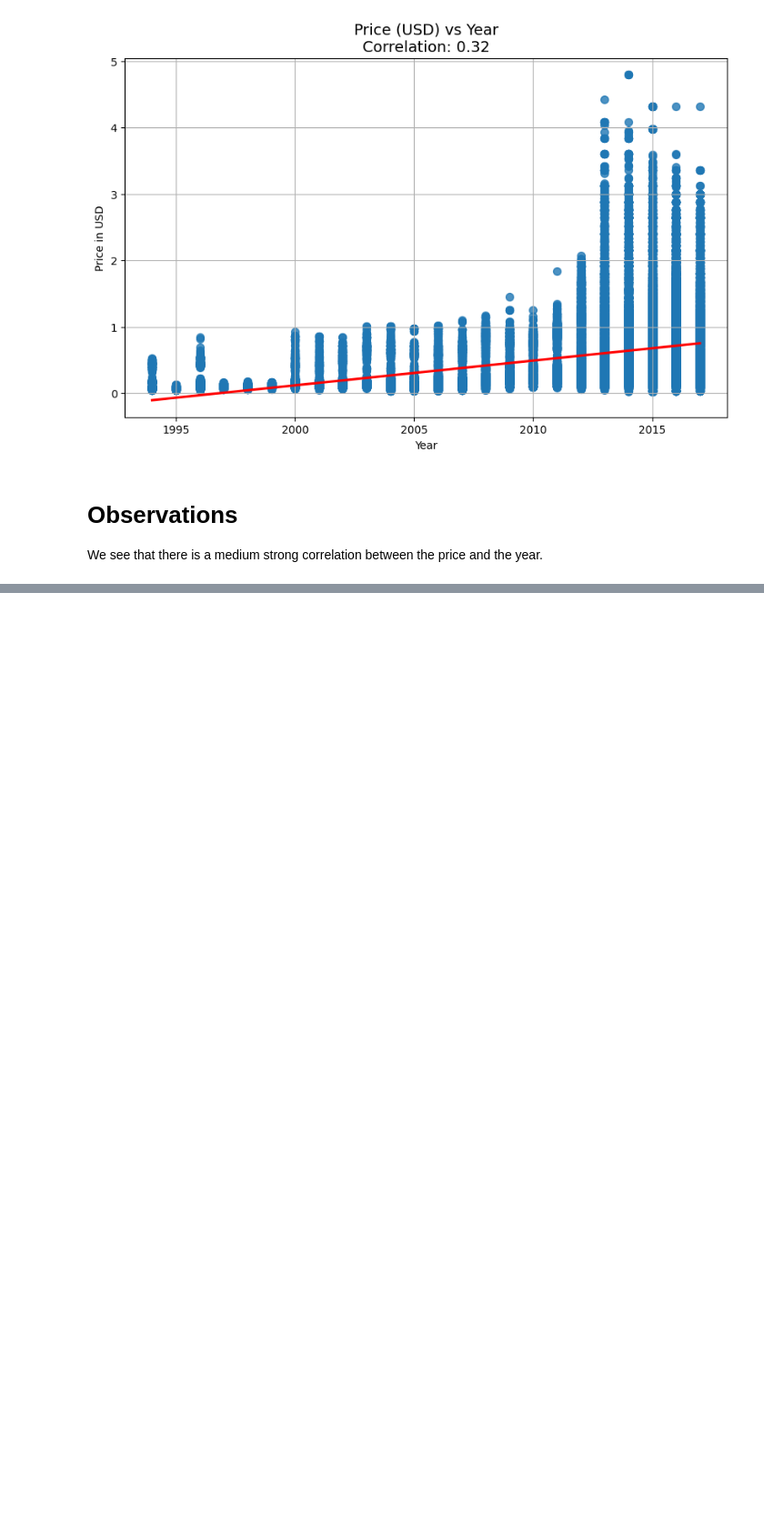
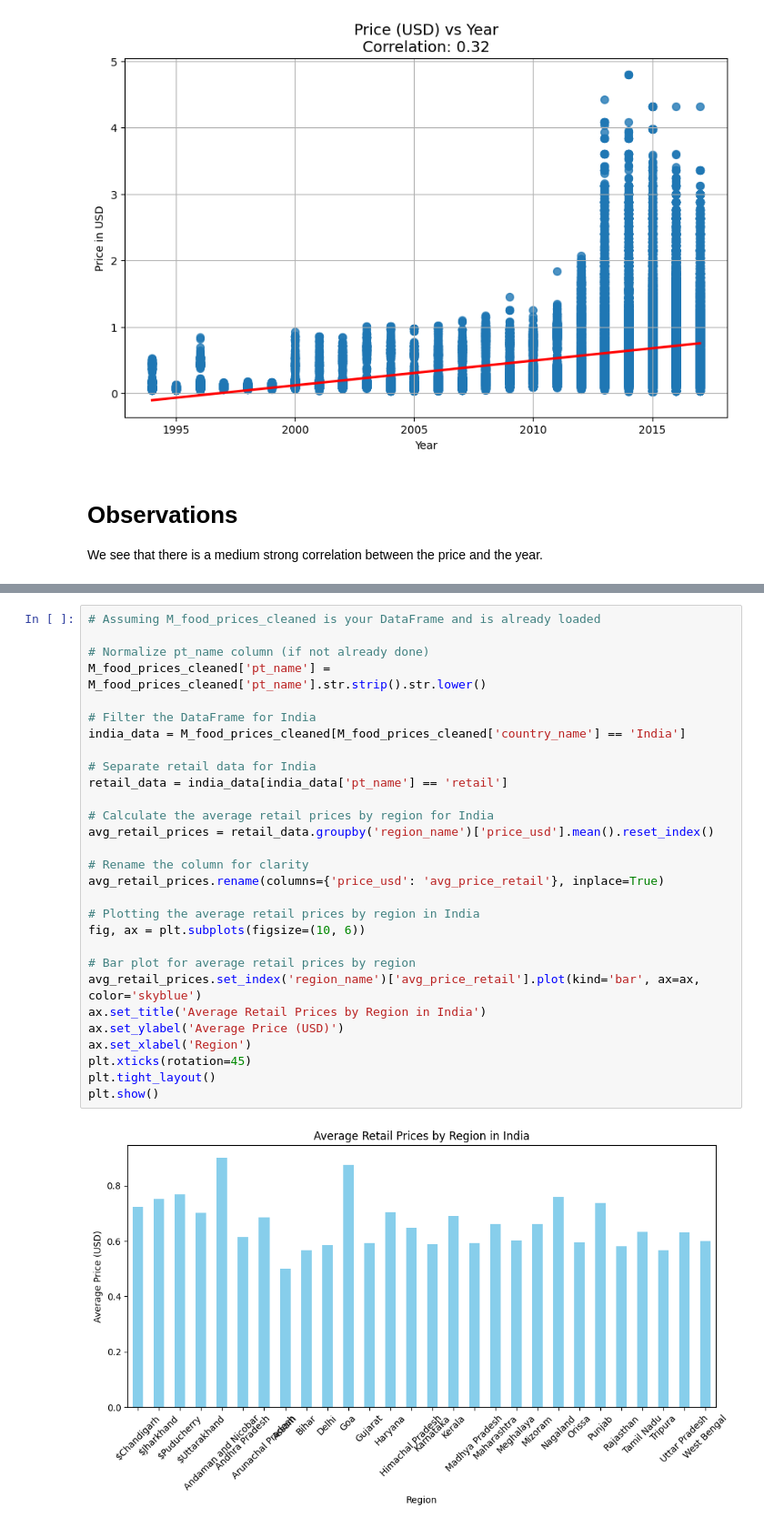
Before and after one commit to raghuveerv/CommodityPricePredictor, a Jupyter notebook: Raghuveer-Explore.ipynb, the cells around one changed output, grey strips where cells are left out. Shown at 91% size. Drawn from its saved outputs; the diff is of its cells as text; blank space fills up the shorter version.

Commit message:
INdia

```diff
--- a/Raghuveer-Explore.ipynb
+++ b/Raghuveer-Explore.ipynb
@@ -218,0 +279,31 @@ We see that there is a medium strong correlation between the price and the year.
+# %%
+# Assuming M_food_prices_cleaned is your DataFrame and is already loaded
+
+# Normalize pt_name column (if not already done)
+M_food_prices_cleaned['pt_name'] = M_food_prices_cleaned['pt_name'].str.strip().str.lower()
+
+# Filter the DataFrame for India
+india_data = M_food_prices_cleaned[M_food_prices_cleaned['country_name'] == 'India']
+
+# Separate retail data for India
+retail_data = india_data[india_data['pt_name'] == 'retail']
+
+# Calculate the average retail prices by region for India
+avg_retail_prices = retail_data.groupby('region_name')['price_usd'].mean().reset_index()
+
+# Rename the column for clarity
+avg_retail_prices.rename(columns={'price_usd': 'avg_price_retail'}, inplace=True)
+
+# Plotting the average retail prices by region in India
+fig, ax = plt.subplots(figsize=(10, 6))
+
+# Bar plot for average retail prices by region
+avg_retail_prices.set_index('region_name')['avg_price_retail'].plot(kind='bar', ax=ax, color='skyblue')
+ax.set_title('Average Retail Prices by Region in India')
+ax.set_ylabel('Average Price (USD)')
+ax.set_xlabel('Region')
+plt.xticks(rotation=45)
+plt.tight_layout()
+plt.show()
+# %% [output]
+[figure, added]
```
Also changed, not shown: parts of 12 cells of this notebook.
